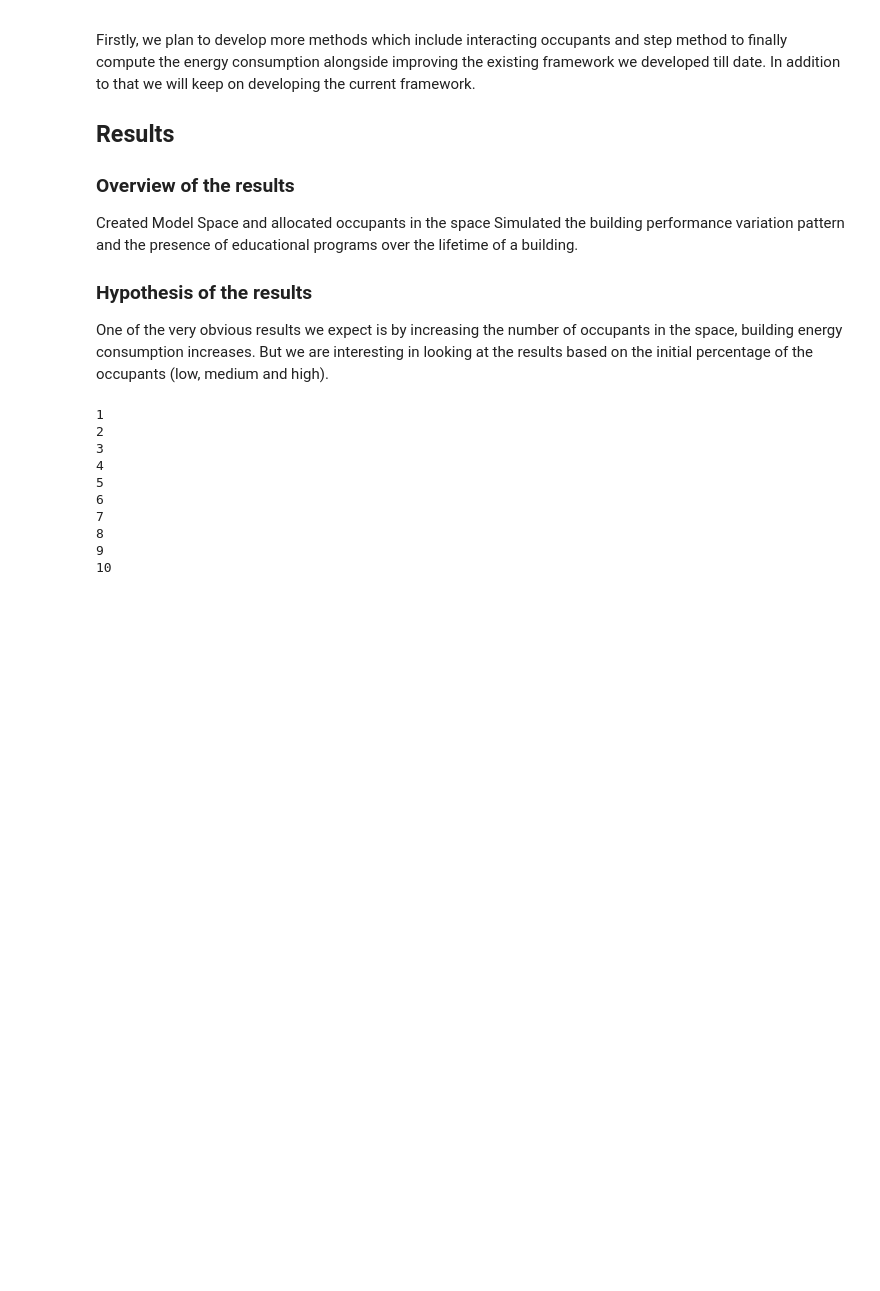
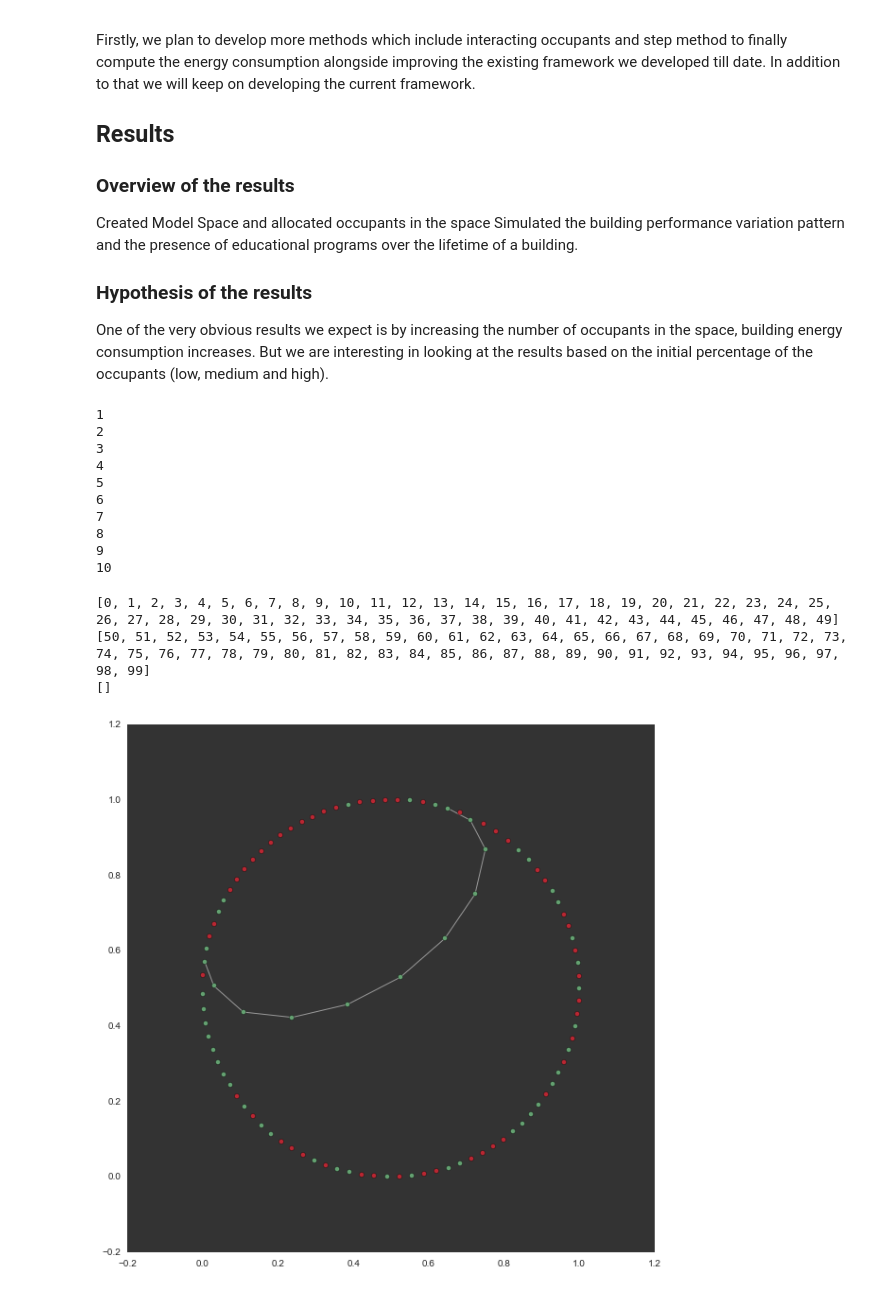
Before and after one commit to albertth/CSCS530_Albert, a Jupyter notebook: Term_Project_Thomas and Mantha_Network_04082015.ipynb, the cells around one changed output. Cells and saved outputs as stored; diff of their text form; code cells hidden in the pictures; blank space fills up the shorter version.

```diff
--- a/Term_Project_Thomas and Mantha_Network_04082015.ipynb
+++ b/Term_Project_Thomas and Mantha_Network_04082015.ipynb
@@ -418,38 +431,55 @@ for e in test: #m.history_interactions:
 9
 10
 # %%
-import matplotlib.pyplot as plt
-import seaborn; seaborn.set()
-cmap = seaborn.cubehelix_palette(light=1, as_cmap=True)
+%matplotlib inline
 
+# Import widget methods
+from IPython.html.widgets import *
 # Create graph
 g = networkx.Graph()
 g.add_nodes_from(range(m.population_size))
 g.add_edges_from(edge_weight.keys())
 g_layout = networkx.spring_layout(g, iterations=100)
 
 # Get node info
-healthy_nodes = [i for i in range(m.population_size) if not m.occupants_list[i].user_type == "low_user"]
-infected_nodes = [i for i in range(m.population_size) if m.occupants_list[i].user_type=="high_user"]
+low_users_nw = [i for i in range(m.population_size) if m.occupants_list[i].user_type == "low_user"]
+print low_users_nw
 
+medium_users_nw = [i for i in range(m.population_size) if m.occupants_list[i].user_type == "medium_user"]
+
+print medium_users_nw
+high_users_nw = [i for i in range(m.population_size) if m.occupants_list[i].user_type == "high_user"]
+
+print high_users_nw
 # Now we can visualize the infection network.
-f = plt.figure(figsize=(16, 16))
+f = plt.figure(figsize=(10, 10))
 ax = f.gca()
 networkx.draw_networkx_nodes(g, g_layout,
-                       nodelist=infected_nodes,
+                       nodelist=medium_users_nw,
                        node_size=25,
                        node_color='#b92732')
 
 networkx.draw_networkx_nodes(g, g_layout,
+                       nodelist=high_users_nw,
                        node_size=25,
-                       nodelist=healthy_nodes,
+                       node_color='#eee8aa')
+
+
+networkx.draw_networkx_nodes(g, g_layout,
+                       node_size=25,
+                       nodelist=low_users_nw,
                        node_color='#64a171')
 
 networkx.draw_networkx_edges(g, g_layout,
                        width=1,
                        alpha=0.5,
                        edge_cmap=cmap,
                        edge_color=edge_weight.values())
 
 ax.grid(False)
 ax.set_axis_bgcolor("#333333")
+# %% [output]
+[0, 1, 2, 3, 4, 5, 6, 7, 8, 9, 10, 11, 12, 13, 14, 15, 16, 17, 18, 19, 20, 21, 22, 23, 24, 25, 26, 27, 28, 29, 30, 31, 32, 33, 34, 35, 36, 37, 38, 39, 40, 41, 42, 43, 44, 45, 46, 47, 48, 49]
+[50, 51, 52, 53, 54, 55, 56, 57, 58, 59, 60, 61, 62, 63, 64, 65, 66, 67, 68, 69, 70, 71, 72, 73, 74, 75, 76, 77, 78, 79, 80, 81, 82, 83, 84, 85, 86, 87, 88, 89, 90, 91, 92, 93, 94, 95, 96, 97, 98, 99]
+[]
+[figure, added]
```
Also changed, not shown: parts of 5 cells of this notebook.
